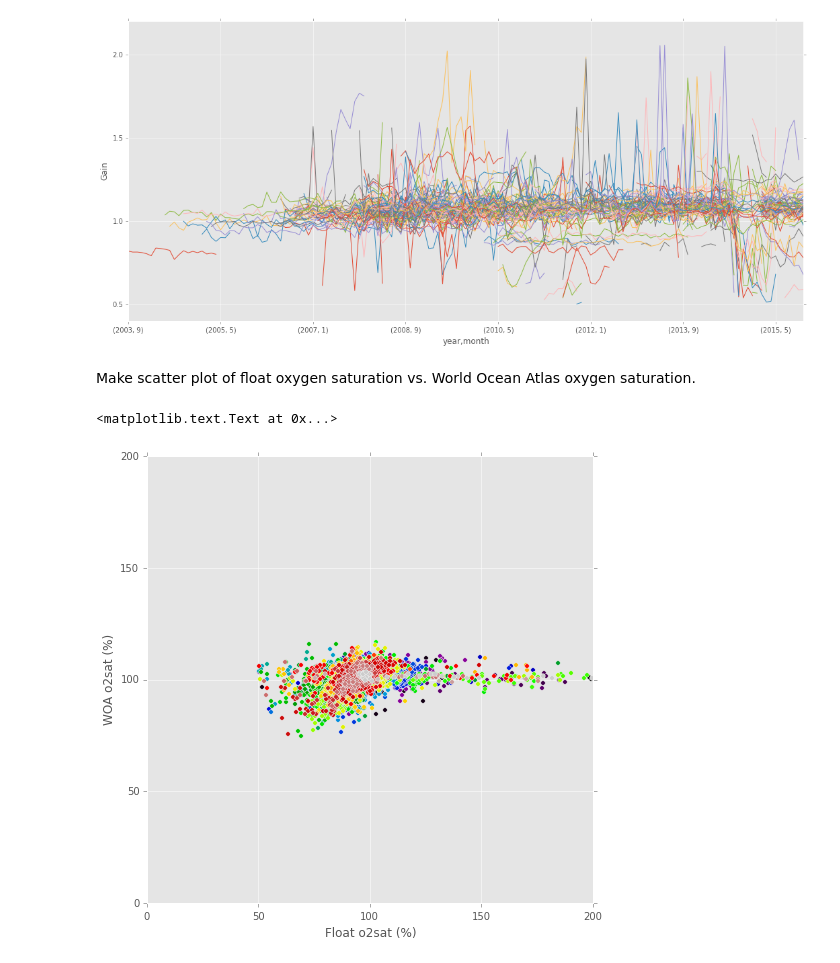
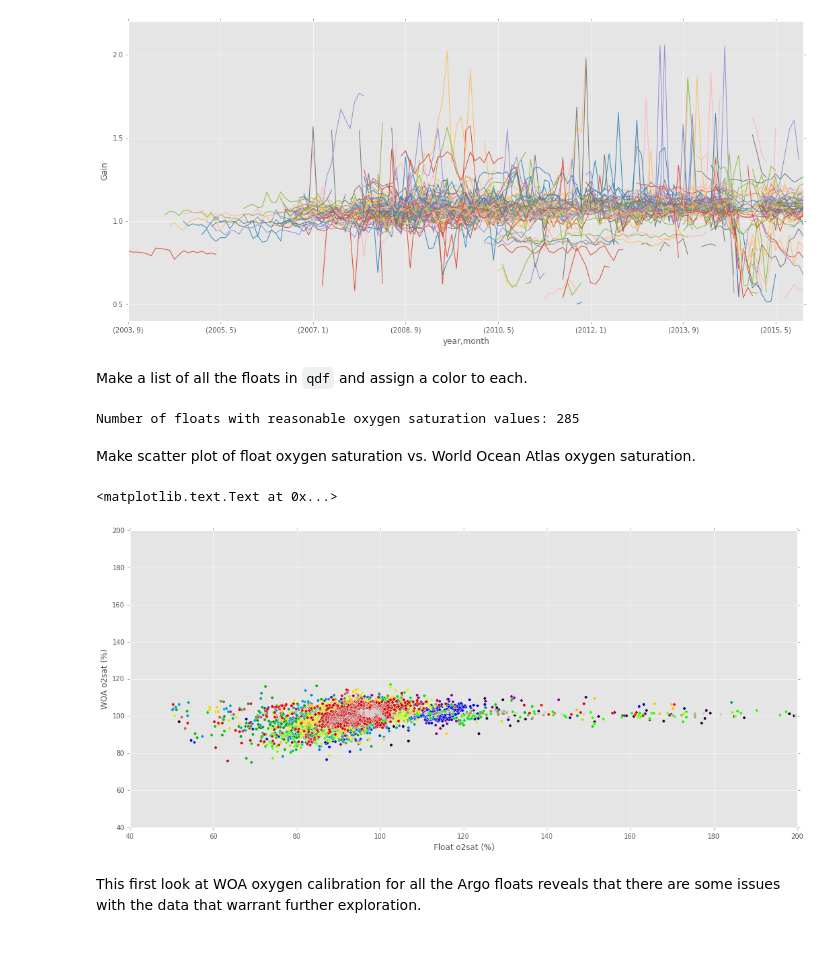
Before and after one commit to biofloat/biofloat, a Jupyter notebook: notebooks/calibrate_all_oxygen_floats.ipynb, the cells around one changed output. Cells and saved outputs as stored; diff of their text form; code cells hidden in the pictures.

Commit message:
Finish up this Notebook, further exploration will be another one

```diff
--- a/notebooks/calibrate_all_oxygen_floats.ipynb
+++ b/notebooks/calibrate_all_oxygen_floats.ipynb
@@ -83,6 +83,7 @@ Plot the distribution &mdash; comparible to Figure 4 in Takeshita et al. (2013)
 # %%
 %pylab inline
 import pylab as plt
+plt.rcParams['figure.figsize'] = (18.0, 4.0)
 plt.style.use('ggplot')
 ax = qdf.groupby('wmo').mean().gain.hist(bins=100)
 ax.set_xlabel('Gain')
@@ -100,18 +101,27 @@ ax.set_ylabel('Gain')
 ax.legend_.remove()
 # %% [output]
 [figure]
+# %% [markdown]
+Make a list of all the floats in `qdf` and assign a color to each.
+# %%
+wmo_list = qdf.index.get_level_values('wmo').unique()
+colors = cm.spectral(np.linspace(0, 1, len(wmo_list)))
+print 'Number of floats with reasonable oxygen saturation values:', len(wmo_list)
+# %% [output]
+Number of floats with reasonable oxygen saturation values: 285
 # %% [markdown]
 Make scatter plot of float oxygen saturation vs. World Ocean Atlas oxygen saturation.
 # %%
-plt.rcParams['figure.figsize'] = (8.0, 8.0)
+plt.rcParams['figure.figsize'] = (18.0, 8.0)
 fig, ax = plt.subplots(1, 1)
-colors = cm.spectral(np.linspace(0, 1, len(ocdf.wmo)))
-for wmo, c in zip(ocdf.wmo, colors):
+for wmo, c in zip(wmo_list, colors):
     ax.scatter(qdf.xs(wmo, level='wmo')['o2sat'], qdf.xs(wmo, level='wmo')['woa_o2sat'], c=c)
-ax.set_xlim([0, 200])
-ax.set_ylim([0, 200])
+ax.set_xlim([40, 200])
+ax.set_ylim([40, 200])
 ax.set_xlabel('Float o2sat (%)')
 ax.set_ylabel('WOA o2sat (%)')
 # %% [output]
 <matplotlib.text.Text at 0x...>
-[figure, old version]
+[figure, new version]
+# %% [markdown]
+This first look at WOA oxygen calibration for all the Argo floats reveals that there are some issues with the data that warrant further exploration.
```
Also changed, not shown: parts of 3 cells of this notebook.
